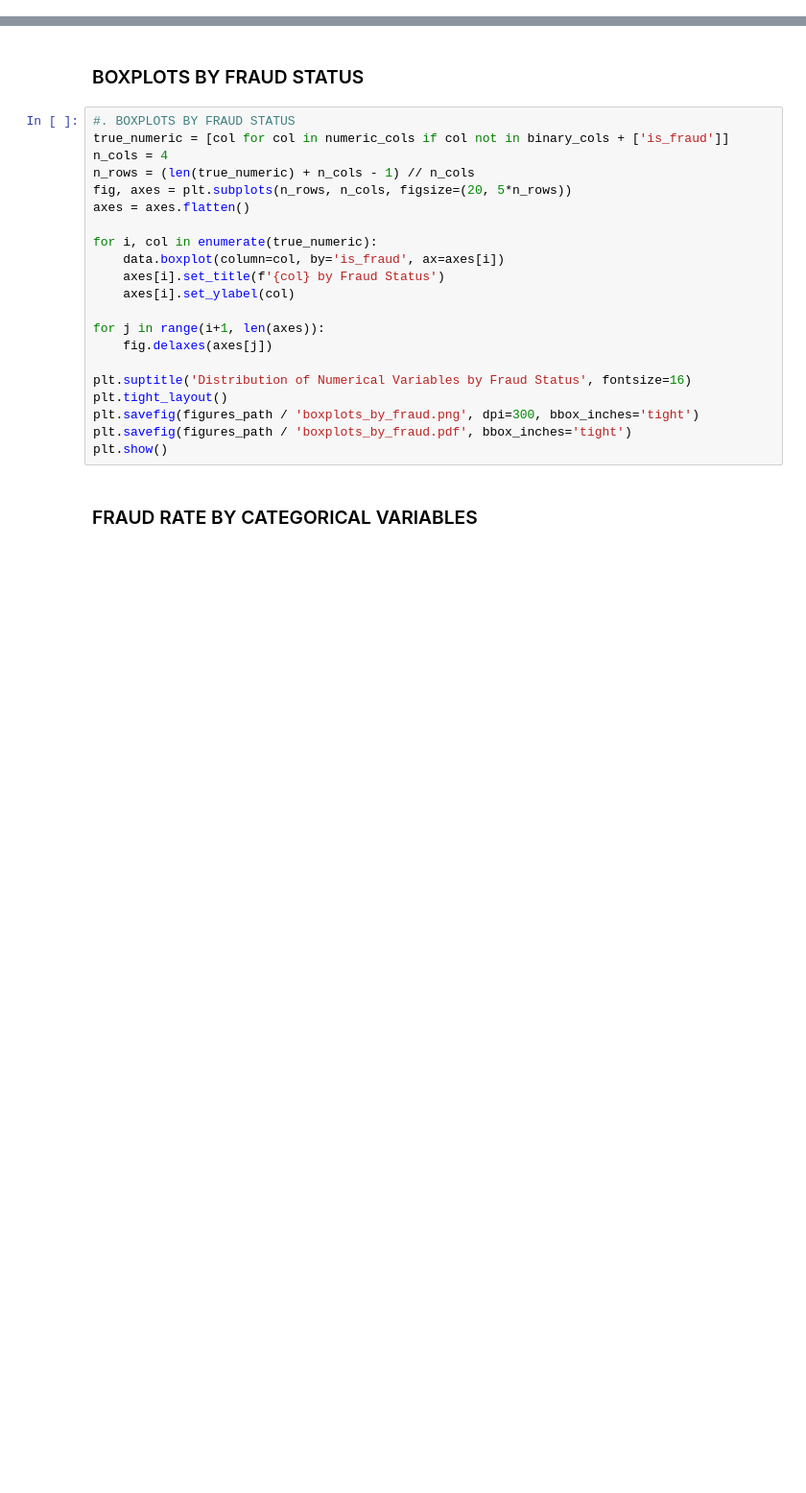
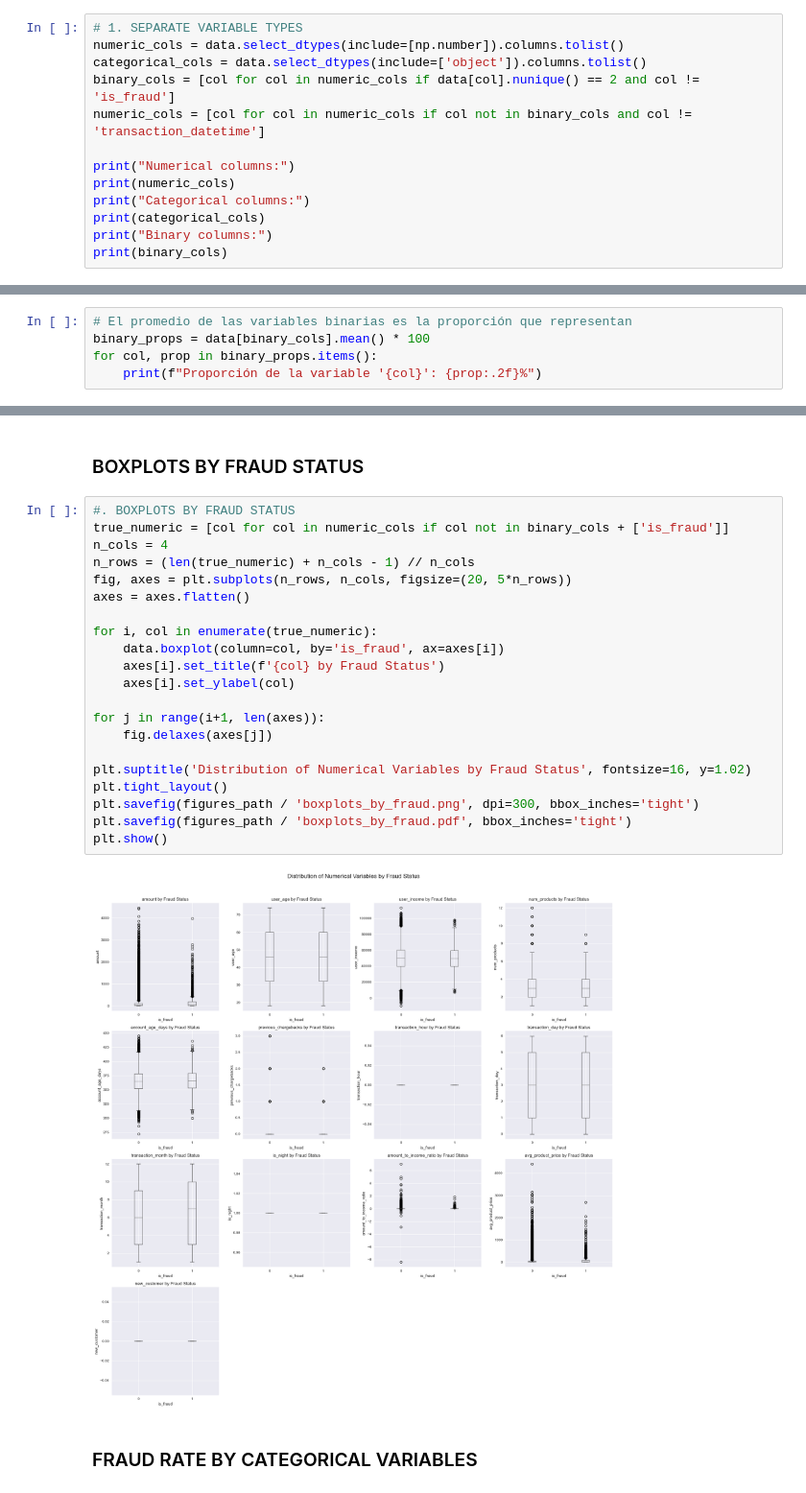
Before and after one commit to AgustinSilvio/Fraud_Detection, a Jupyter notebook: notebooks/01-EDA.ipynb, the cells around one changed output, grey strips where cells are left out. Shown at 96% size. Saved outputs shown, nothing was run; the diff lists cells and outputs as text; blank space fills up the shorter version.

```diff
--- a/notebooks/01-EDA.ipynb
+++ b/notebooks/01-EDA.ipynb
@@ -105,0 +105,13 @@ unusual_device_combo                    1.0      0.36
+# %%
+# 1. SEPARATE VARIABLE TYPES
+numeric_cols = data.select_dtypes(include=[np.number]).columns.tolist()
+categorical_cols = data.select_dtypes(include=['object']).columns.tolist()
+binary_cols = [col for col in numeric_cols if data[col].nunique() == 2 and col != 'is_fraud']
+numeric_cols = [col for col in numeric_cols if col not in binary_cols and col != 'transaction_datetime']
+
+print("Numerical columns:")
+print(numeric_cols)
+print("Categorical columns:")
+print(categorical_cols)
+print("Binary columns:")
+print(binary_cols)
@@ -105,0 +137,5 @@ unusual_device_combo                    1.0      0.36
+# %%
+# El promedio de las variables binarias es la proporción que representan
+binary_props = data[binary_cols].mean() * 100
+for col, prop in binary_props.items():
+    print(f"Proporción de la variable '{col}': {prop:.2f}%")
@@ -207,24 +305,26 @@ plt.show()
 # %%
 #. BOXPLOTS BY FRAUD STATUS
 true_numeric = [col for col in numeric_cols if col not in binary_cols + ['is_fraud']]
 n_cols = 4
 n_rows = (len(true_numeric) + n_cols - 1) // n_cols
 fig, axes = plt.subplots(n_rows, n_cols, figsize=(20, 5*n_rows))
 axes = axes.flatten()
 
 for i, col in enumerate(true_numeric):
     data.boxplot(column=col, by='is_fraud', ax=axes[i])
     axes[i].set_title(f'{col} by Fraud Status')
     axes[i].set_ylabel(col)
 
 for j in range(i+1, len(axes)):
     fig.delaxes(axes[j])
 
-plt.suptitle('Distribution of Numerical Variables by Fraud Status', fontsize=16)
+plt.suptitle('Distribution of Numerical Variables by Fraud Status', fontsize=16, y=1.02)
 plt.tight_layout()
 plt.savefig(figures_path / 'boxplots_by_fraud.png', dpi=300, bbox_inches='tight')
 plt.savefig(figures_path / 'boxplots_by_fraud.pdf', bbox_inches='tight')
 plt.show()
+# %% [output]
+[figure, added]
 # %% [markdown]
 ### FRAUD RATE BY CATEGORICAL VARIABLES
 # %%
```
Also changed, not shown: parts of 33 cells of this notebook, 14 other files.
